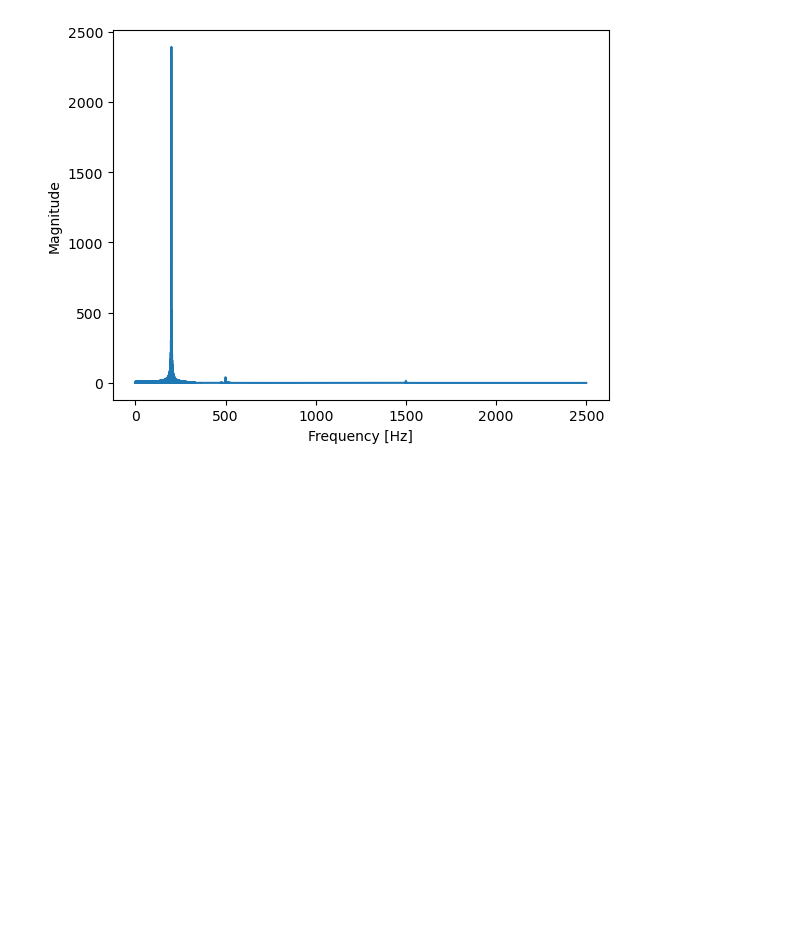
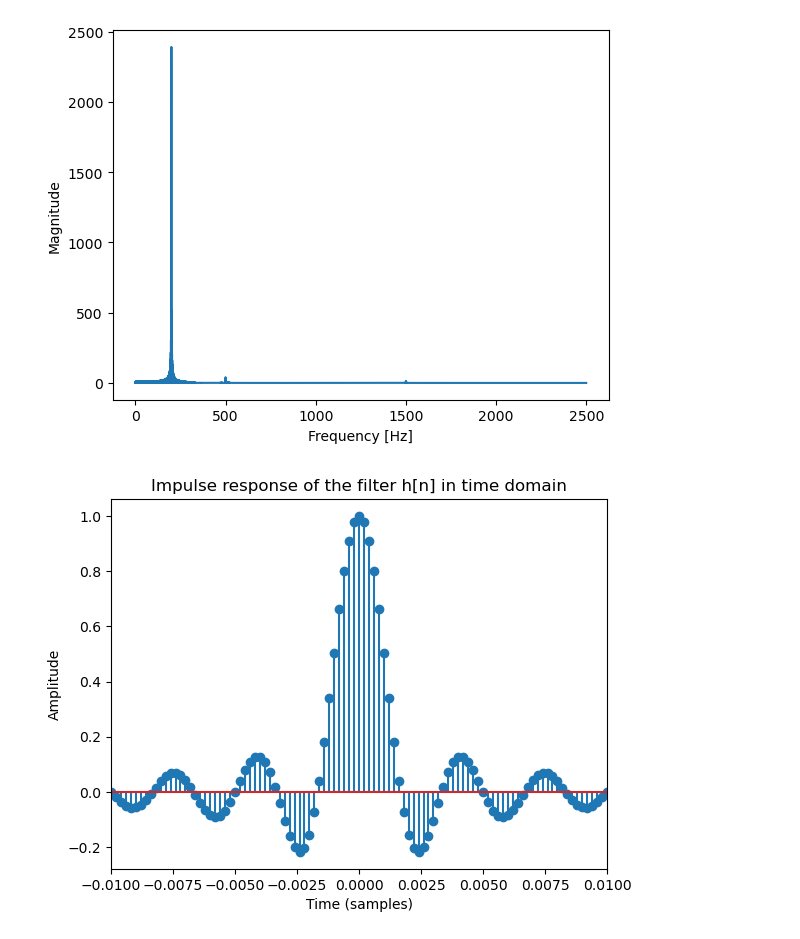
Before and after one commit to vitorfraga12/PDS-Exercicio-Computacional-2, a Jupyter notebook: Questao2.ipynb, the cells around one changed output. Drawn from its saved outputs; the diff is of its cells as text; code cells hidden in the pictures; blank space fills up the shorter version.

```diff
--- a/Questao2.ipynb
+++ b/Questao2.ipynb
@@ -23,3 +31,23 @@ plt.ylabel('Magnitude')
 plt.show()
 # %% [output]
 [figure]
+# %%
+# Lendo o arquivo de audio bipsIN.wav
+bipsIN, fs_bipsin = librosa.load('bipsIN.wav', sr=None)
+period_bipsin = 1/fs_bipsin
+duracao = (len(bipsIN))/fs_bipsin
+n = np.arange(-duracao/2, duracao/2, period_bipsin)
+fc = 300 # Frequência de corte do filtro
+
+# Fazendo um sinal no dominio do tempo h[n] que seja uma sinc com frequência igual a 300Hz
+h = np.sinc(2*fc*n)
+
+# Plotando o sinal resultante da convolução
+plt.stem(n, h)
+plt.xlabel('Time (samples)')
+plt.ylabel('Amplitude')
+plt.title('Impulse response of the filter h[n] in time domain')
+plt.xlim(-0.01, 0.01)
+plt.show()
+# %% [output]
+[figure, added]
```
Also changed, not shown: parts of 3 cells of this notebook, 3 other files.
